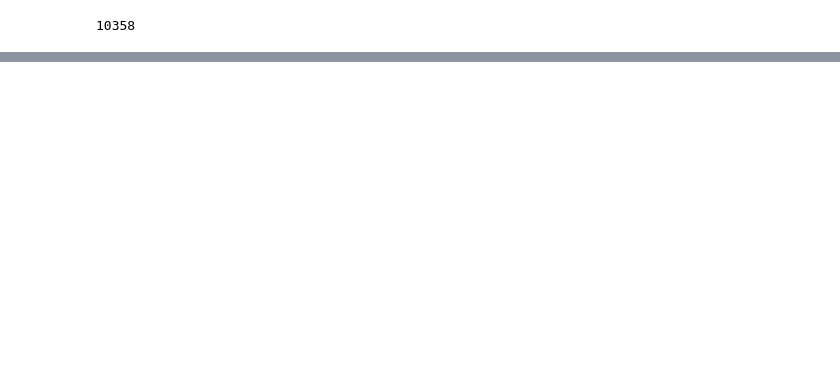
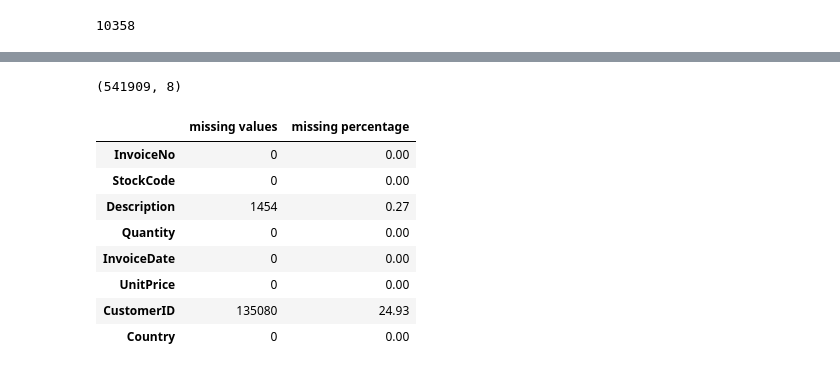
Before and after one commit to shivani-byte-11/ecommerce-sales-customer-analytics, a Jupyter notebook: notebooks/01_data_understanding.ipynb, the cells around one changed output, grey strips where cells are left out. Drawn from its saved outputs; the diff is of its cells as text; code cells hidden in the pictures; blank space fills up the shorter version.

Commit message:
Analyze missing values and transaction data quality

```diff
--- a/notebooks/01_data_understanding.ipynb
+++ b/notebooks/01_data_understanding.ipynb
@@ -388,0 +416,26 @@ original_invoice["InvoiceNo"].nunique()
+# %%
+df = pd.read_pickle("../dataset/online_retail.pkl")
+# %%
+df.shape
+# %% [output]
+(541909, 8)
+# %%
+missing_values = df.isnull().sum()
+# %%
+missing_percentage = (missing_values / len(df))*100
+# %%
+missing_summary = pd.DataFrame({
+    "missing values": missing_values,
+    "missing percentage": missing_percentage.round(2)
+})
+display(missing_summary)
+# %% [output]
+|  | missing values | missing percentage |
+| InvoiceNo | 0 | 0.00 |
+| StockCode | 0 | 0.00 |
+| Description | 1454 | 0.27 |
+| Quantity | 0 | 0.00 |
+| InvoiceDate | 0 | 0.00 |
+| UnitPrice | 0 | 0.00 |
+| CustomerID | 135080 | 24.93 |
+| Country | 0 | 0.00 |
```
Also changed, not shown: parts of 44 cells of this notebook, 1 other file.
